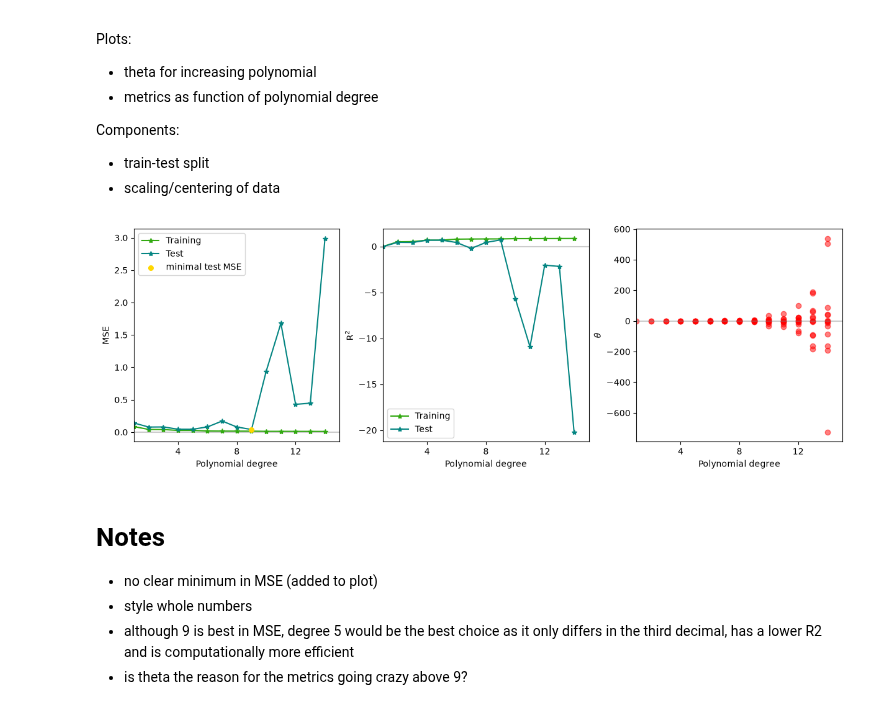
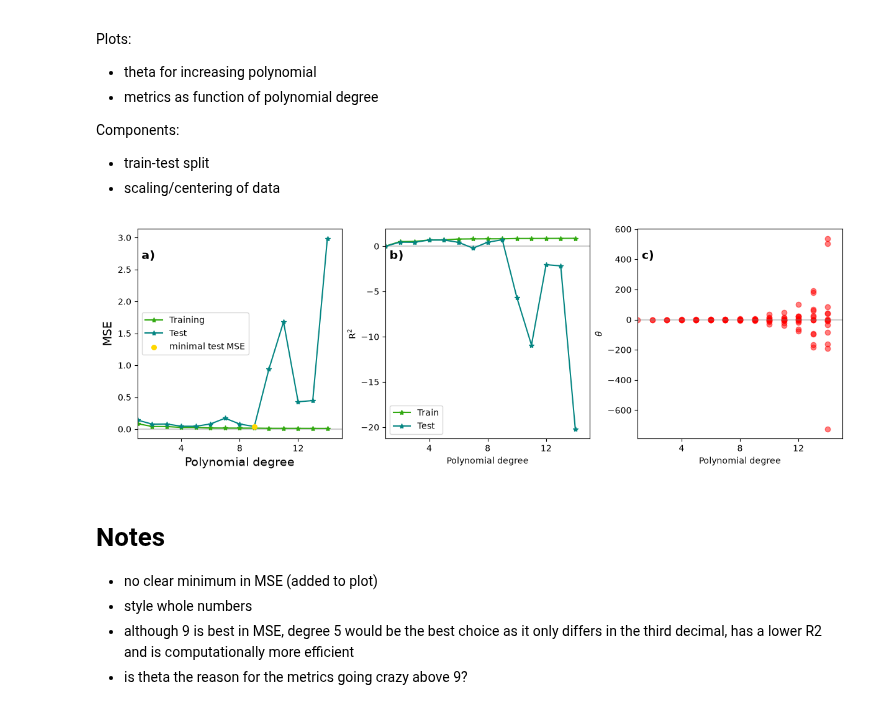
Before and after one commit to lukasMK01/FYS-STK4155, a Jupyter notebook: project_1/wip_project1.ipynb, the cells around one changed output. Cells and saved outputs as stored; diff of their text form; code cells hidden in the pictures.

```diff
--- a/project_1/wip_project1.ipynb
+++ b/project_1/wip_project1.ipynb
@@ -131,7 +131,8 @@ for d in range(1,15):
     X_train, X_test, y_train, y_test = prepare_design_matrix(x_train, x_test, y_train, y_test, degree=d, intercept=False)
 
     #calculate OLS theta
-    theta = ols(X_train,y_train)
+    # theta = ols(X_train,y_train)
+    theta = closed_form(X_train,y_train)
     save_theta.append(theta)
 
     #Calculate the MSE:
@@ -147,37 +148,42 @@ xx = np.linspace(1,14,14)
 fig, ax = plt.subplots(1,3,figsize=(12,4), constrained_layout=True)
 
 for a in ax:
     # a.grid()
     a.set_xticks(np.arange(0,16,4))
     a.set_xlim(1,15)
     # a.set_yscale('log')
     a.hlines(0,16,0, color='grey', alpha=0.4)
 
 
 ax[0].plot(xx,mse_train,"b*-",label="Training", color=train_color)
 ax[0].plot(xx,mse_test,"r*-",label="Test", color=test_color)
-ax[0].set_ylabel("MSE")
-ax[0].set_xlabel("Polynomial degree")
+ax[0].set_ylabel("MSE", fontsize=14)
+ax[0].set_xlabel("Polynomial degree", fontsize=14)
 ax[0].scatter(xx[np.argmin(mse_test)], np.min(mse_test), color='gold', marker='o', s=30, zorder=5, label='minimal test MSE')
 ax[0].legend()
+ax[0].text(0.02, 0.9, 'a)', transform=ax[0].transAxes, fontsize=14, fontweight="bold", va="top", ha="left")
 
-ax[1].plot(xx,r2_train,"b*-",label="Training", color=train_color)
+ax[1].plot(xx,r2_train,"b*-",label="Train", color=train_color)
 ax[1].plot(xx,r2_test,"r*-",label="Test", color=test_color)
 ax[1].set_ylabel("R$^2$")
 ax[1].set_xlabel("Polynomial degree")
 ax[1].legend()
+ax[1].text(0.02, 0.9, 'b)', transform=ax[1].transAxes, fontsize=14, fontweight="bold", va="top", ha="left")
+
 # ax[1].set_ylim([1e-9, 1e0])
 
 for i in range(len(save_theta)):
     ax[2].scatter(np.full(i+1, xx[i]), save_theta[i], color='r', alpha=0.5)
 # ax[2].plot(xx,save_theta,"r*-",label="Test")
 ax[2].set_ylabel(r"$\theta$")
 ax[2].set_xlabel("Polynomial degree")
+ax[2].text(0.02, 0.9, 'c)', transform=ax[2].transAxes, fontsize=14, fontweight="bold", va="top", ha="left")
+
 
 
 plt.show()
 # %% [output]
-[figure, old version]
+[figure, new version]
 # %% [markdown]
 # Notes
 - no clear minimum in MSE (added to plot)
```
Also changed, not shown: parts of 10 cells of this notebook.
